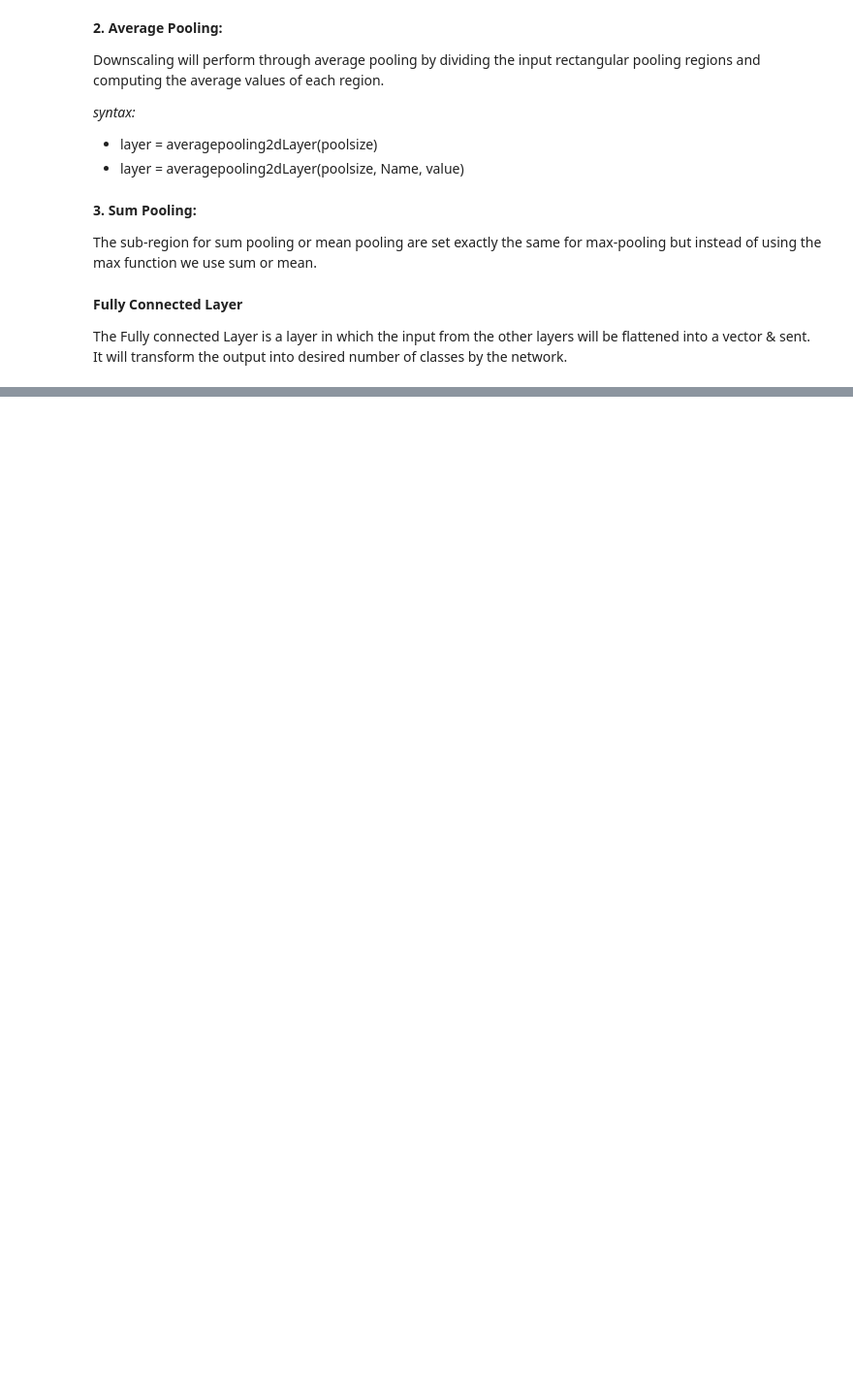
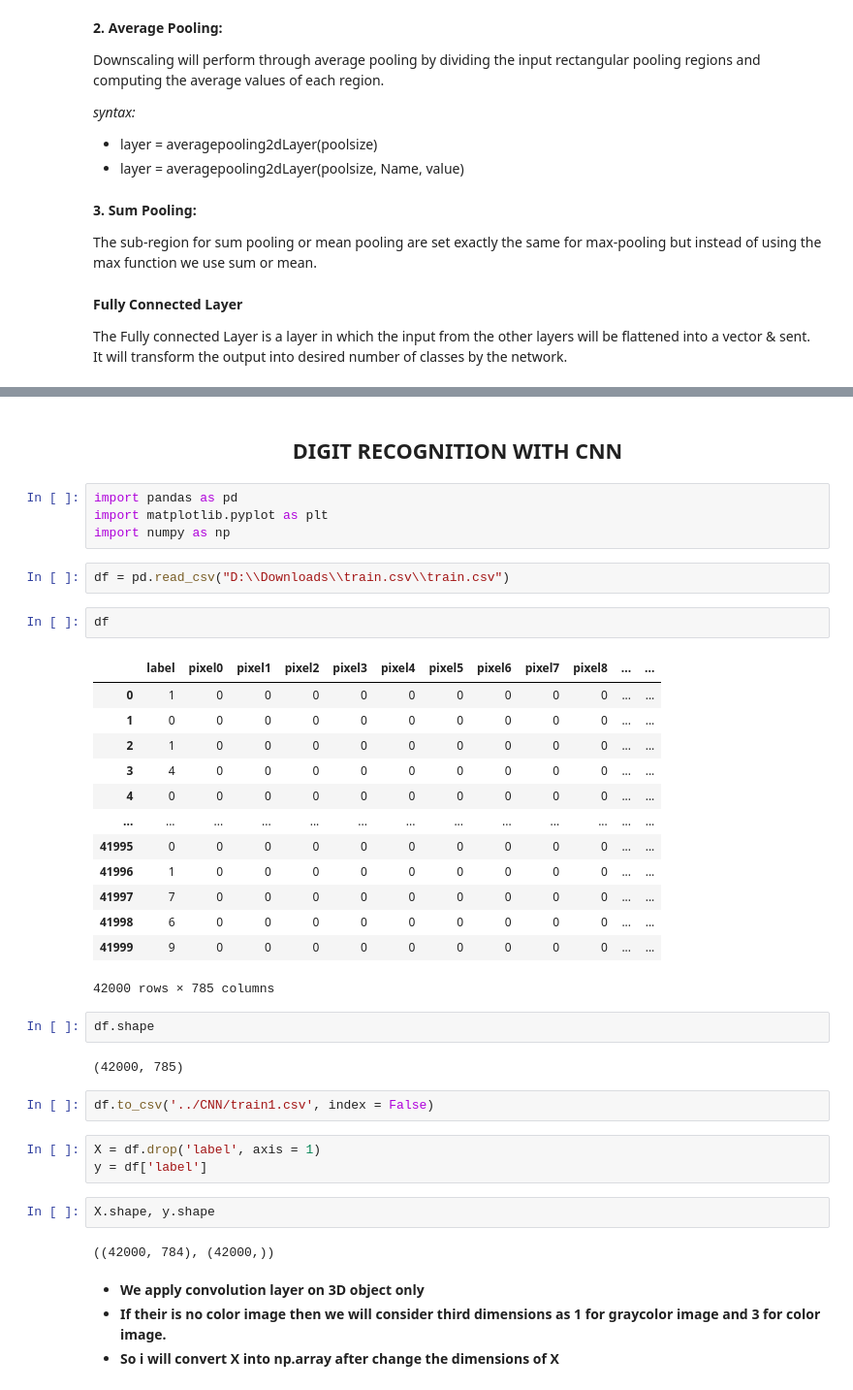
Before and after one commit to devkegovind/FSDS1, a Jupyter notebook: DeepLearning/CNN/cnn.ipynb, the cells around one changed output, grey strips where cells are left out. Shown at 97% size. Saved outputs shown, nothing was run; the diff lists cells and outputs as text; blank space fills up the shorter version.

```diff
--- a/DeepLearning/CNN/cnn.ipynb
+++ b/DeepLearning/CNN/cnn.ipynb
@@ -131,0 +136,41 @@ The Fully connected Layer is a layer in which the input from the other layers wi
+# %% [markdown]
+<h2 style = "text-align:center;"><b>DIGIT RECOGNITION WITH CNN</b></h2>
+# %%
+import pandas as pd
+import matplotlib.pyplot as plt
+import numpy as np
+# %%
+df = pd.read_csv("D:\\Downloads\\train.csv\\train.csv")
+# %%
+df
+# %% [output]
+|  | label | pixel0 | pixel1 | pixel2 | pixel3 | pixel4 | pixel5 | pixel6 | pixel7 | pixel8 | ... | ... |
+| 0 | 1 | 0 | 0 | 0 | 0 | 0 | 0 | 0 | 0 | 0 | ... | ... |
+| 1 | 0 | 0 | 0 | 0 | 0 | 0 | 0 | 0 | 0 | 0 | ... | ... |
+| 2 | 1 | 0 | 0 | 0 | 0 | 0 | 0 | 0 | 0 | 0 | ... | ... |
+| 3 | 4 | 0 | 0 | 0 | 0 | 0 | 0 | 0 | 0 | 0 | ... | ... |
+| 4 | 0 | 0 | 0 | 0 | 0 | 0 | 0 | 0 | 0 | 0 | ... | ... |
+| ... | ... | ... | ... | ... | ... | ... | ... | ... | ... | ... | ... | ... |
+| 41995 | 0 | 0 | 0 | 0 | 0 | 0 | 0 | 0 | 0 | 0 | ... | ... |
+| 41996 | 1 | 0 | 0 | 0 | 0 | 0 | 0 | 0 | 0 | 0 | ... | ... |
+| 41997 | 7 | 0 | 0 | 0 | 0 | 0 | 0 | 0 | 0 | 0 | ... | ... |
+| 41998 | 6 | 0 | 0 | 0 | 0 | 0 | 0 | 0 | 0 | 0 | ... | ... |
+| 41999 | 9 | 0 | 0 | 0 | 0 | 0 | 0 | 0 | 0 | 0 | ... | ... |
+42000 rows × 785 columns
+# %%
+df.shape
+# %% [output]
+(42000, 785)
+# %%
+df.to_csv('../CNN/train1.csv', index = False)
+# %%
+X = df.drop('label', axis = 1)
+y = df['label']
+# %%
+X.shape, y.shape
+# %% [output]
+((42000, 784), (42000,))
+# %% [markdown]
+- **We apply convolution layer on 3D object only**
+- **If their is no color image then we will consider third dimensions as 1 for graycolor image and 3 for color image.**
+- **So i will convert X into  np.array after change the dimensions of X**
```
Also changed, not shown: parts of 16 cells of this notebook, 1 other file.
